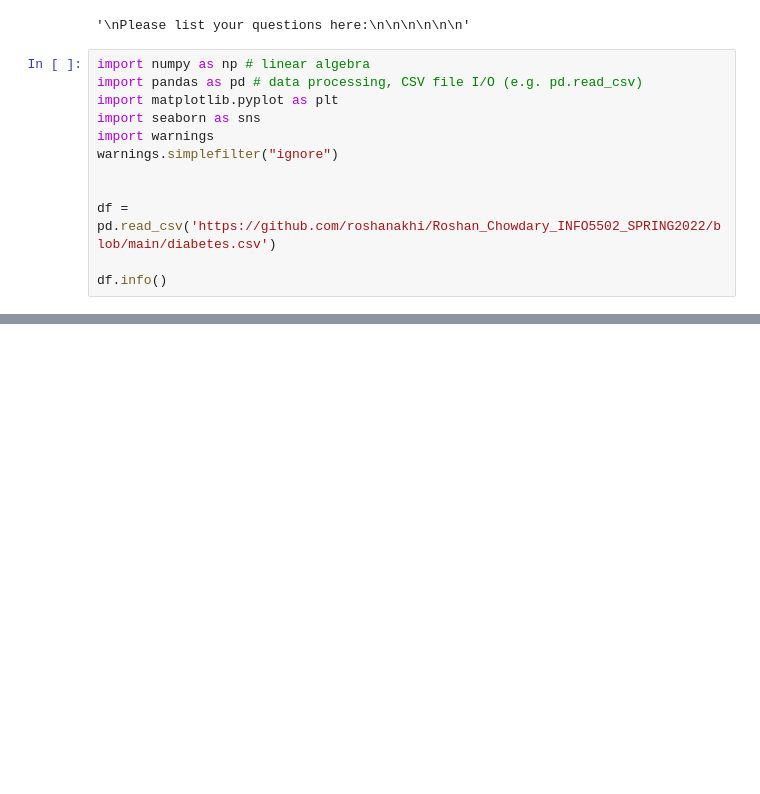
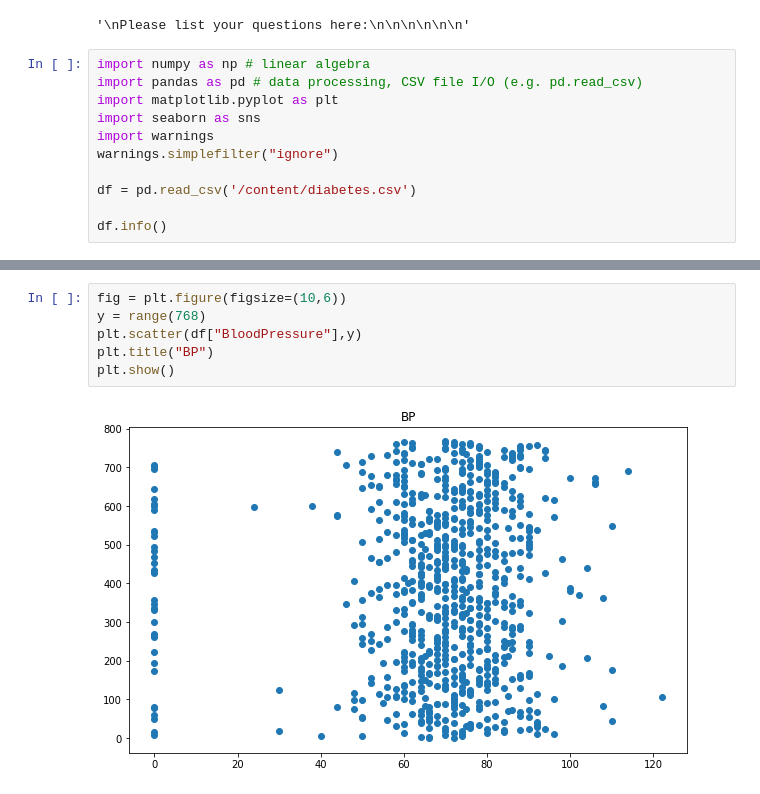
Before and after one commit to roshanakhi/Roshan_Chowdary_INFO5502_SPRING2022, a Jupyter notebook: lab_assignment_04_(1).ipynb, the cells around one changed output, grey strips where cells are left out. Cells and saved outputs as stored; diff of their text form; blank space fills up the shorter version.

```diff
--- a/lab_assignment_04_(1).ipynb
+++ b/lab_assignment_04_(1).ipynb
@@ -304,7 +304,6 @@ import seaborn as sns
 import warnings
 warnings.simplefilter("ignore")
 
-
-df = pd.read_csv('https://github.com/roshanakhi/Roshan_Chowdary_INFO5502_SPRING2022/blob/main/diabetes.csv')
+df = pd.read_csv('/content/diabetes.csv')
 
 df.info()
@@ -314,0 +355,8 @@ df["Glucose"].value_counts()
+# %%
+fig = plt.figure(figsize=(10,6))
+y = range(768)
+plt.scatter(df["BloodPressure"],y)
+plt.title("BP")
+plt.show()
+# %% [output]
+[figure, added]
```
Also changed, not shown: parts of 3 cells of this notebook.
